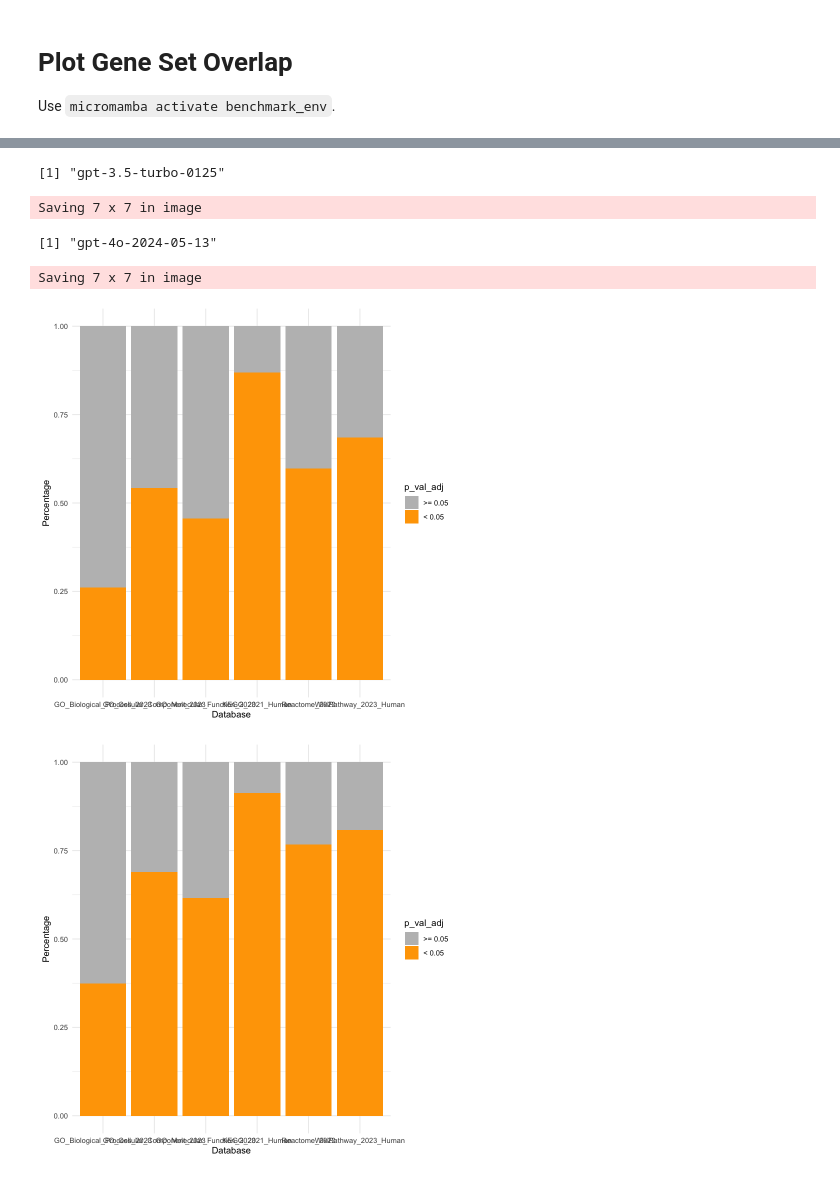
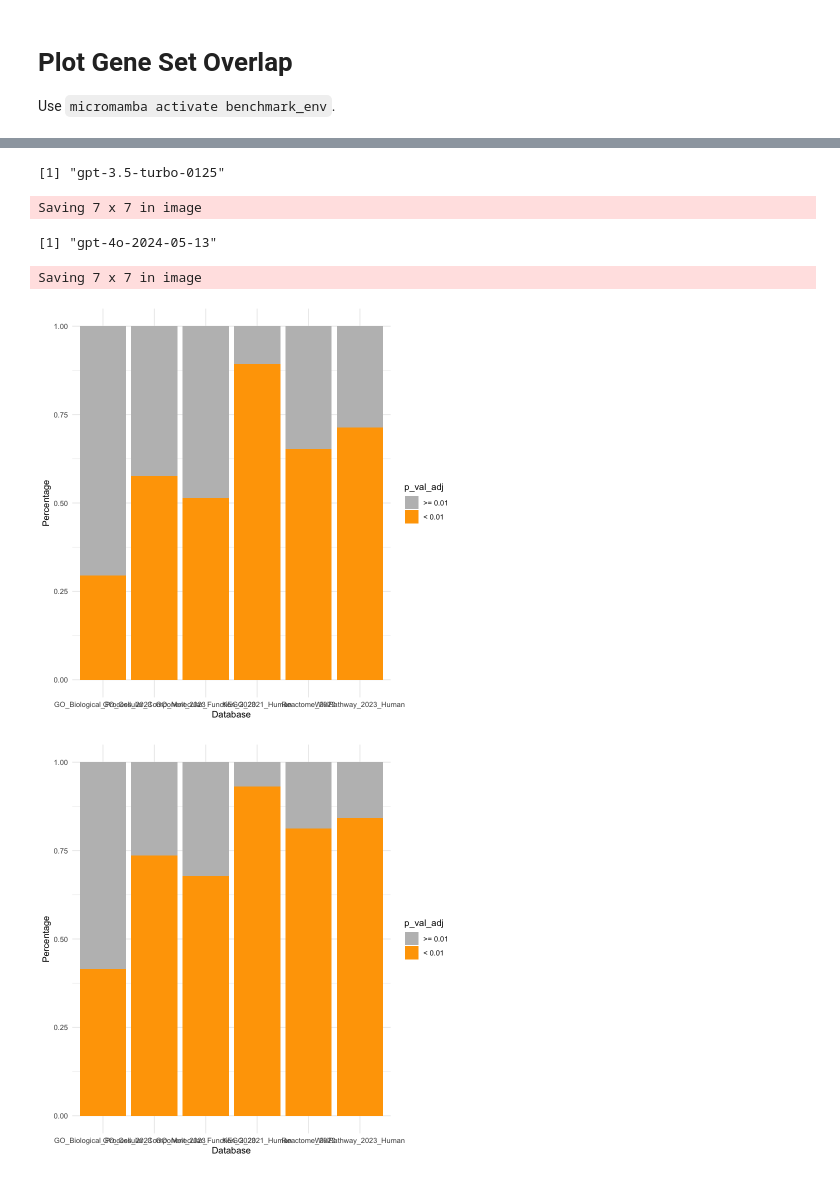
Before and after one commit to Alector-BIO/llm2geneset, a Jupyter notebook: notebooks/1_genes_overlap_plots.ipynb, the cells around one changed output, grey strips where cells are left out. Cells and saved outputs as stored; diff of their text form; code cells hidden in the pictures.

```diff
--- a/notebooks/1_genes_overlap_plots.ipynb
+++ b/notebooks/1_genes_overlap_plots.ipynb
@@ -18,21 +18,21 @@ for (cur.model in unique(df.all.models$model)) {
       group_by(database) %>%
       summarise(
         total = n(),
-        less_than_0_05 = sum(p_val_adj < 0.001),
-        greater_or_equal_0_05 = total - less_than_0_05
+        less_than_0_01 = sum(p_val_adj < 0.01),
+        greater_or_equal_0_01 = total - less_than_0_01
       ) %>%
       mutate(
-        percent_less_than_0_05 = less_than_0_05 / total,
-        percent_greater_or_equal_0_05 = greater_or_equal_0_05 / total
+        percent_less_than_0_01 = less_than_0_01 / total,
+        percent_greater_or_equal_0_01 = greater_or_equal_0_01 / total
       ) %>%
       pivot_longer(cols = starts_with("percent"), names_to = "threshold", values_to = "percent") %>%
-      mutate(threshold = factor(threshold, levels = c("percent_greater_or_equal_0_05", "percent_less_than_0_05")))
+      mutate(threshold = factor(threshold, levels = c("percent_greater_or_equal_0_01", "percent_less_than_0_01")))
 
     # Plot the stacked bar plot
     fig <- ggplot(df_summary, aes(x = database, y = percent, fill = threshold)) +
       geom_bar(stat = "identity") +
-      scale_fill_manual(values = c("percent_greater_or_equal_0_05" = "gray", "percent_less_than_0_05" = "orange"),
-                        labels = c(">= 0.05", "< 0.05")) +
+      scale_fill_manual(values = c("percent_greater_or_equal_0_01" = "gray", "percent_less_than_0_01" = "orange"),
+                        labels = c(">= 0.01", "< 0.01")) +
       labs(x = "Database", y = "Percentage", fill = "p_val_adj") +
       theme_minimal()
 
@@ -47,10 +56,10 @@ chr (3): database, model, descr
 dbl (8): ncurated, nllm, ninter, ndup, generatio, bgratio, p_val, p_val_adj
 
 ℹ Use `spec()` to retrieve the full column specification for this data.
 ℹ Specify the column types or set `show_col_types = FALSE` to quiet this message.
 [1] "gpt-3.5-turbo-0125"
 Saving 7 x 7 in image
 [1] "gpt-4o-2024-05-13"
 Saving 7 x 7 in image
-[figure, old version]
+[figure, new version]
-[figure, old version]
+[figure, new version]
```
Also changed, not shown: parts of 1 cell of this notebook.
